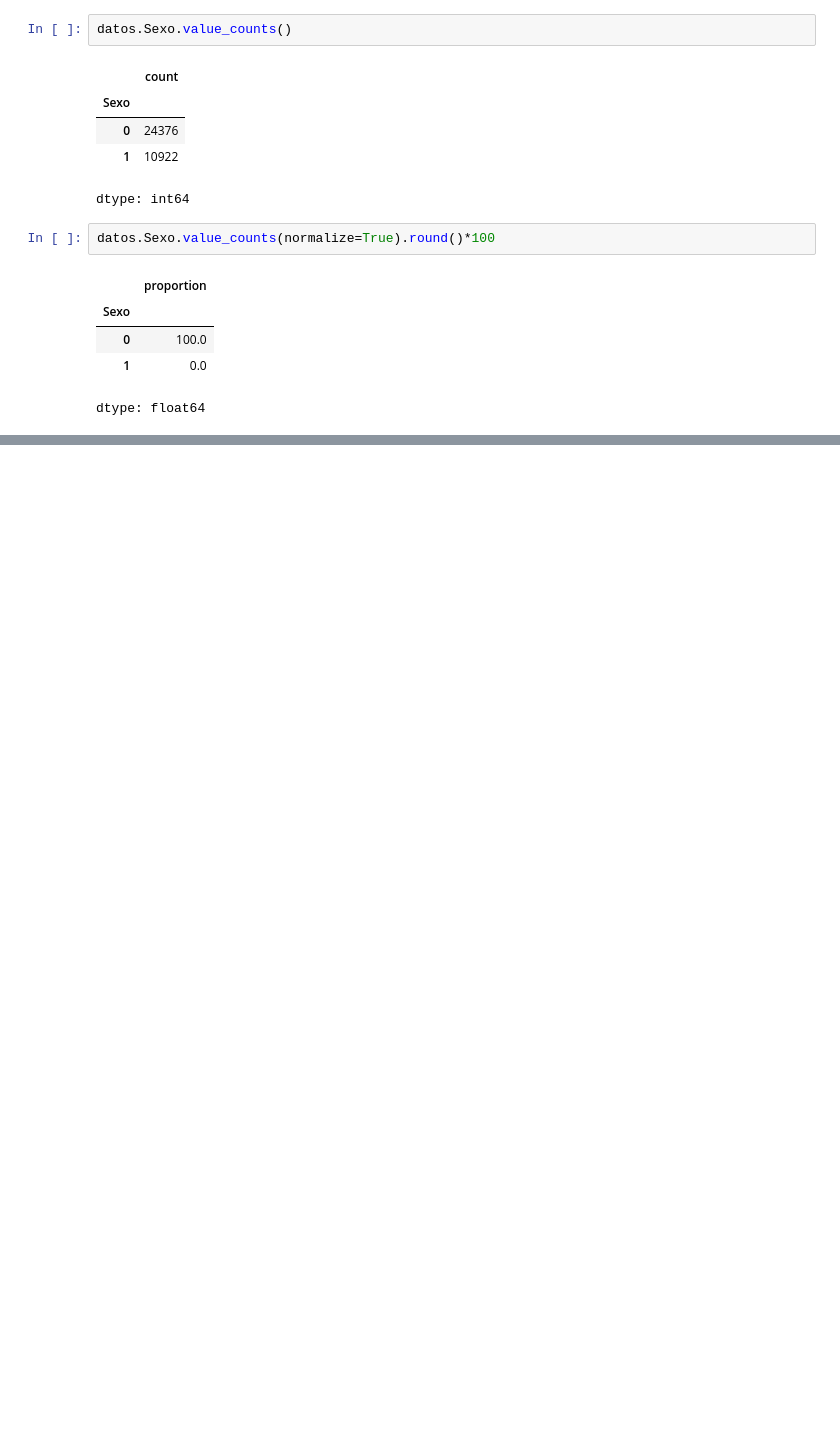
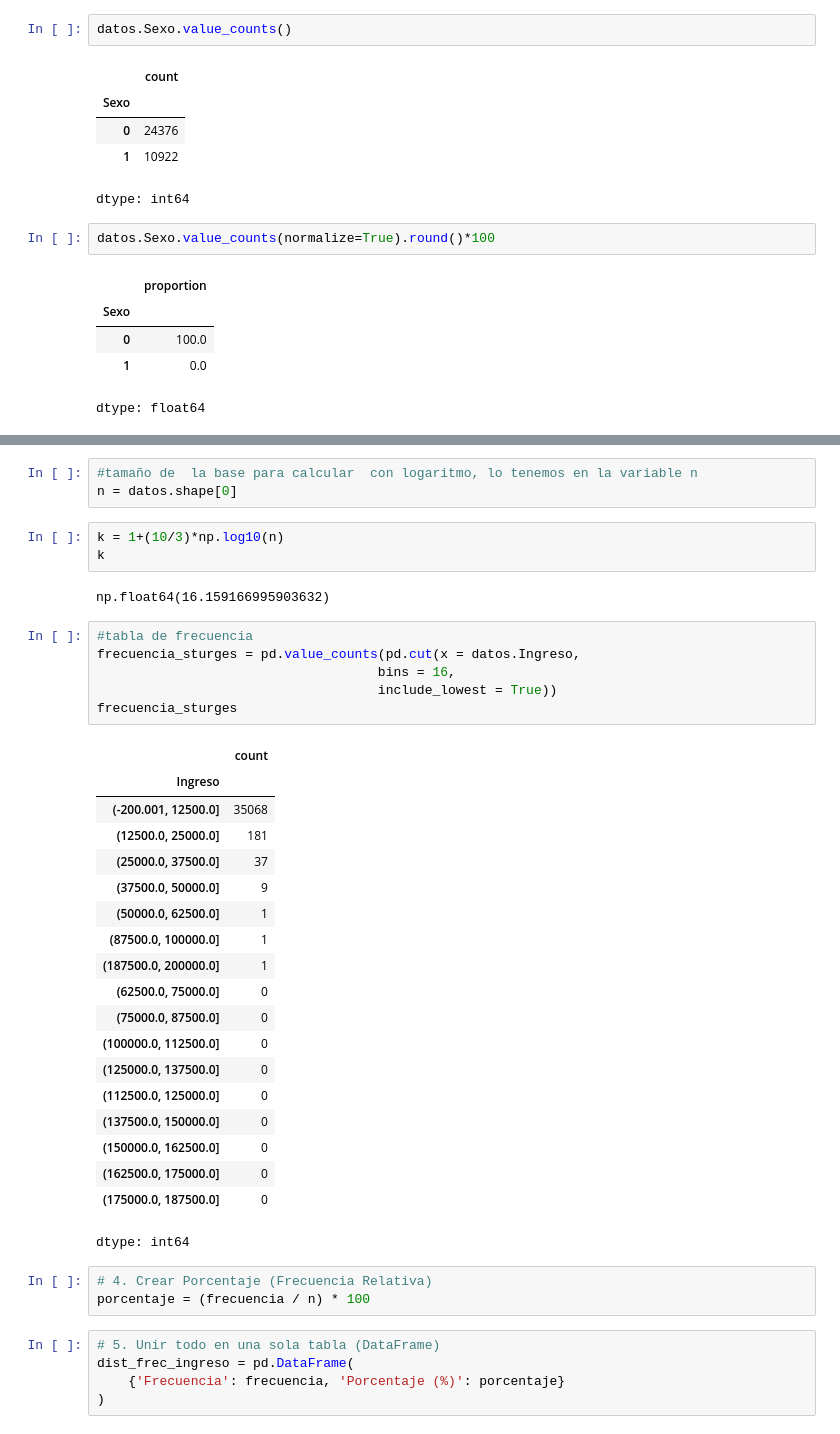
Before and after one commit to RuthJimenez309/_Python_Estadastica_, a Jupyter notebook: _Python_Estadastica.ipynb, the cells around one changed output, grey strips where cells are left out. Drawn from its saved outputs; the diff is of its cells as text; blank space fills up the shorter version.

```diff
--- a/_Python_Estadastica.ipynb
+++ b/_Python_Estadastica.ipynb
@@ -119,0 +313,42 @@ dtype: float64
+# %%
+#tamaño de  la base para calcular  con logaritmo, lo tenemos en la variable n
+n = datos.shape[0]
+# %%
+k = 1+(10/3)*np.log10(n)
+k
+# %% [output]
+np.float64(16.159166995903632)
+# %%
+#tabla de frecuencia
+frecuencia_sturges = pd.value_counts(pd.cut(x = datos.Ingreso,
+                                    bins = 16,
+                                    include_lowest = True))
+frecuencia_sturges
+# %% [output]
+|  | count |
+| Ingreso |  |
+| (-200.001, 12500.0] | 35068 |
+| (12500.0, 25000.0] | 181 |
+| (25000.0, 37500.0] | 37 |
+| (37500.0, 50000.0] | 9 |
+| (50000.0, 62500.0] | 1 |
+| (87500.0, 100000.0] | 1 |
+| (187500.0, 200000.0] | 1 |
+| (62500.0, 75000.0] | 0 |
+| (75000.0, 87500.0] | 0 |
+| (100000.0, 112500.0] | 0 |
+| (125000.0, 137500.0] | 0 |
+| (112500.0, 125000.0] | 0 |
+| (137500.0, 150000.0] | 0 |
+| (150000.0, 162500.0] | 0 |
+| (162500.0, 175000.0] | 0 |
+| (175000.0, 187500.0] | 0 |
+dtype: int64
+# %%
+# 4. Crear Porcentaje (Frecuencia Relativa)
+porcentaje = (frecuencia / n) * 100
+# %%
+# 5. Unir todo en una sola tabla (DataFrame)
+dist_frec_ingreso = pd.DataFrame(
+    {'Frecuencia': frecuencia, 'Porcentaje (%)': porcentaje}
+)
```
Also changed, not shown: parts of 28 cells of this notebook.
